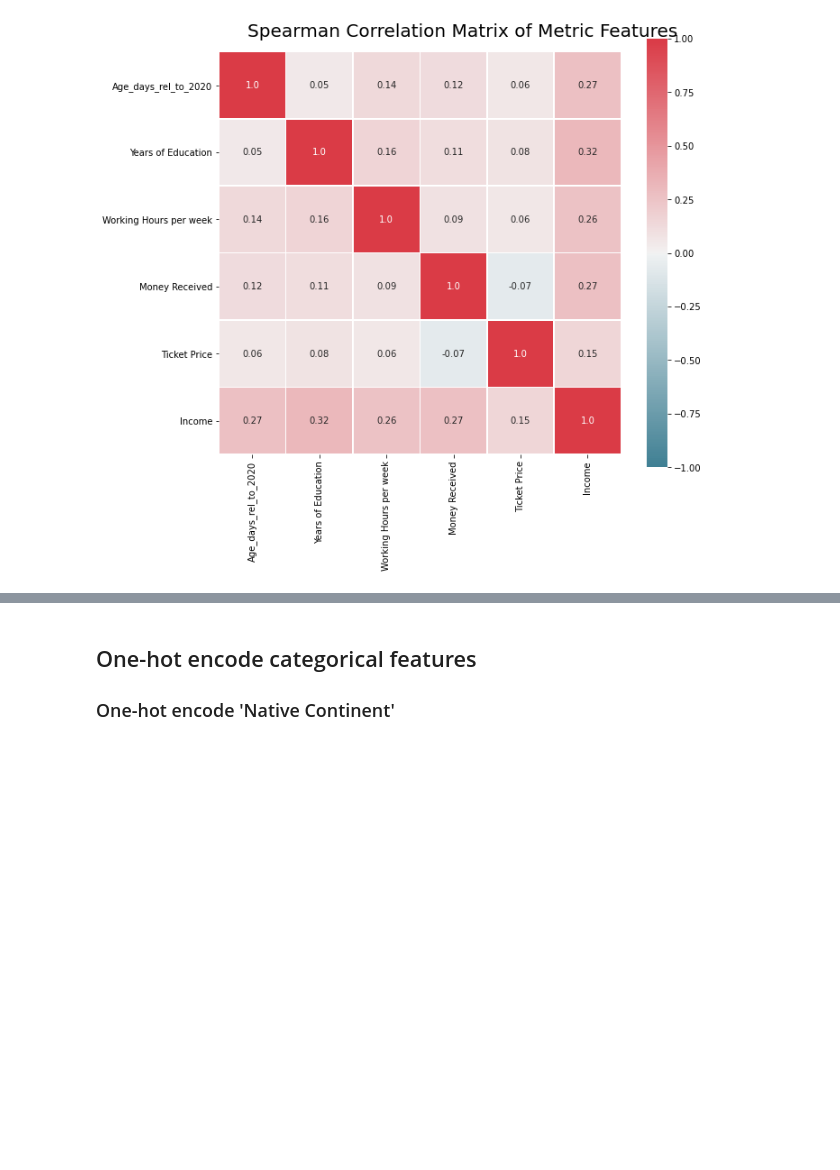
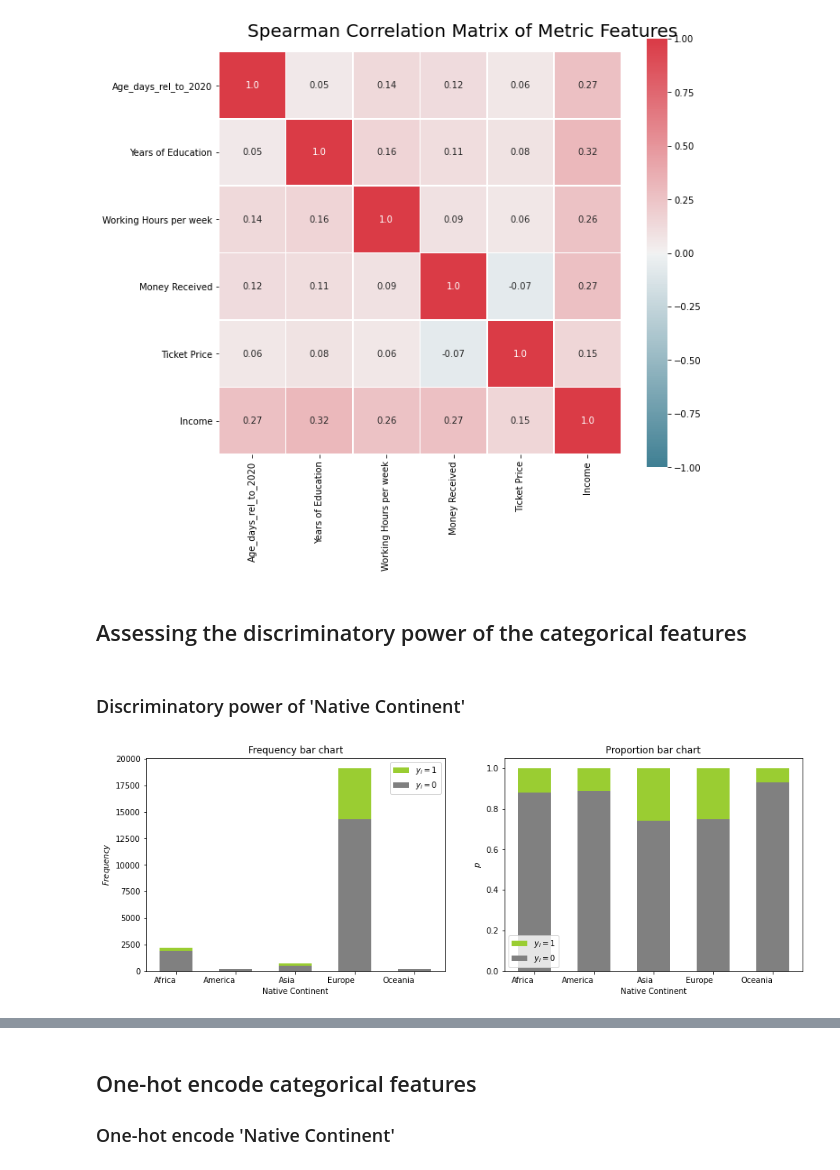
Before and after one commit to ph1001/Group-Project-Machine-Learning-Group-50, a Jupyter notebook: Group50_ML202021_Predictive_Notebook.ipynb, the cells around one changed output, grey strips where cells are left out. Saved outputs shown, nothing was run; the diff lists cells and outputs as text; code cells hidden in the pictures; blank space fills up the shorter version.

Commit message:
Finished assessing discriminatory power of categorical features

```diff
--- a/Group50_ML202021_Predictive_Notebook.ipynb
+++ b/Group50_ML202021_Predictive_Notebook.ipynb
@@ -188,6 +188,8 @@ train_2.head(3)
 | 0 | 12486 | Mr. Adam Glover | 6354 | Europe | Married | Wife | Northbury | ... |
 | 1 | 12487 | Mr. Cameron McDonald | 5415 | Europe | Married | Wife | Northbury | ... |
 | 2 | 12488 | Mr. Keith Davidson | 4214 | Europe | Married | Wife | Northbury | ... |
+# %%
+train = train_2
 # %% [markdown]
 ## Compute and visualise the correlations between the metric features and the target
 # %%
@@ -247,3 +249,42 @@ fig.suptitle("Spearman Correlation Matrix of Metric Features", fontsize=20)
 plt.show()
 # %% [output]
 [figure]
+# %% [markdown]
+## Assessing the discriminatory power of the categorical features
+# %%
+# Adapted from Machine learning lab "Feature Selection"
+def bar_charts_categorical(df, feature, target, rotation):
+    cont_tab = pd.crosstab(df[feature], df[target], margins = True)
+    categories = cont_tab.index[:-1]
+
+    fig = plt.figure(figsize=(15, 5))
+
+    ax1 = plt.subplot(121)
+    p1 = plt.bar(categories, cont_tab.iloc[:-1, 0].values, 0.55, color="gray")
+    p2 = plt.bar(categories, cont_tab.iloc[:-1, 1].values, 0.55, bottom=cont_tab.iloc[:-1, 0], color="yellowgreen")
+    plt.legend((p2[0], p1[0]), ('$y_i=1$', '$y_i=0$'))
+    plt.title("Frequency bar chart")
+    plt.xlabel(feature)
+    plt.setp(ax1.get_xticklabels(), rotation=rotation, horizontalalignment='right')
+    plt.ylabel("$Frequency$")
+
+    # auxiliary data for 122
+    obs_pct = np.array([np.divide(cont_tab.iloc[:-1, 0].values, cont_tab.iloc[:-1, 2].values),
+                        np.divide(cont_tab.iloc[:-1, 1].values, cont_tab.iloc[:-1, 2].values)])
+
+    ax2 = plt.subplot(122)
+    p1 = plt.bar(categories, obs_pct[0], 0.55, color="gray")
+    p2 = plt.bar(categories, obs_pct[1], 0.55, bottom=obs_pct[0], color="yellowgreen")
+    plt.legend((p2[0], p1[0]), ('$y_i=1$', '$y_i=0$'))
+    plt.title("Proportion bar chart")
+    plt.xlabel(feature)
+    plt.setp(ax2.get_xticklabels(), rotation=rotation, horizontalalignment='right')
+    plt.ylabel("$p$")
+
+    plt.show()
+# %% [markdown]
+### Discriminatory power of 'Native Continent'
+# %%
+bar_charts_categorical(train, 'Native Continent', 'Income', 0)
+# %% [output]
+[figure, added]
```
Also changed, not shown: parts of 22 cells of this notebook.
